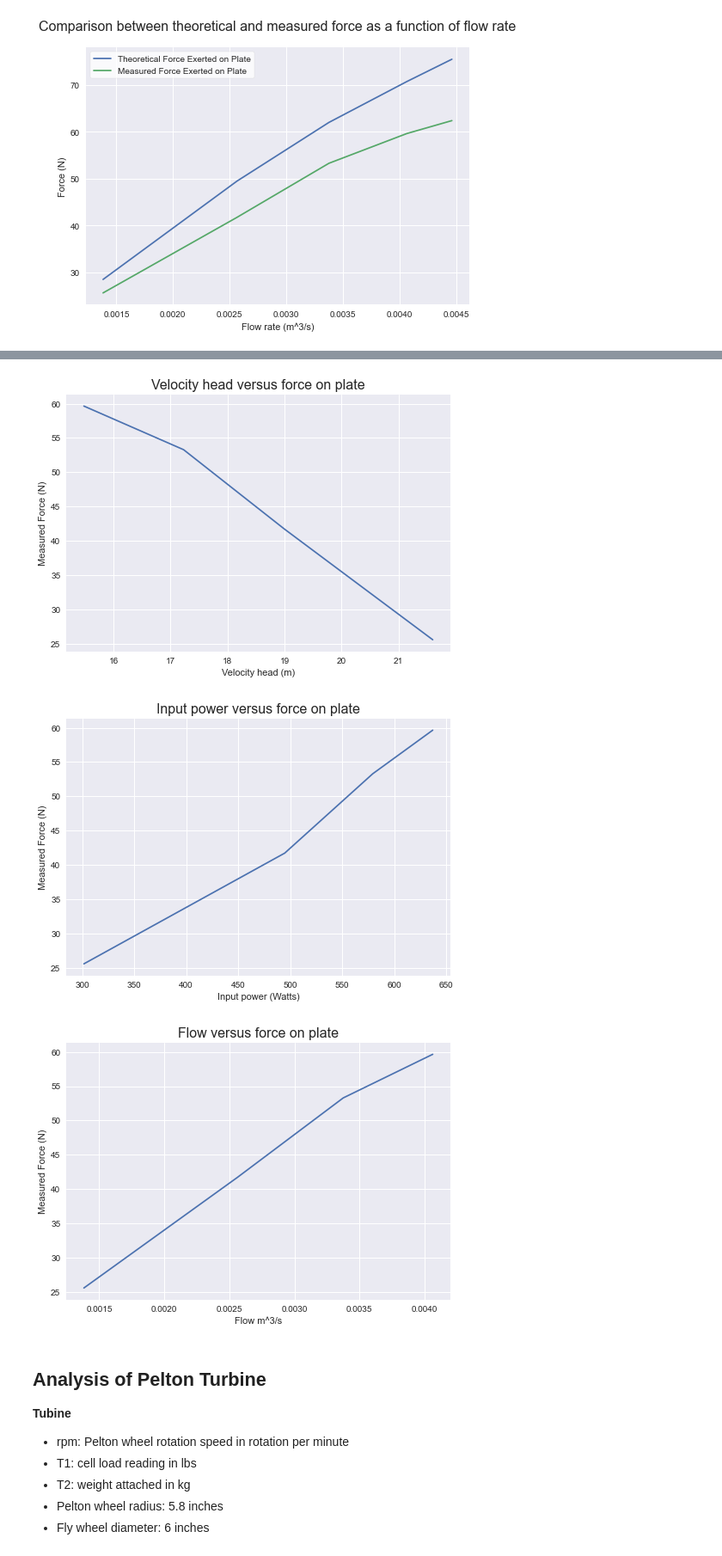
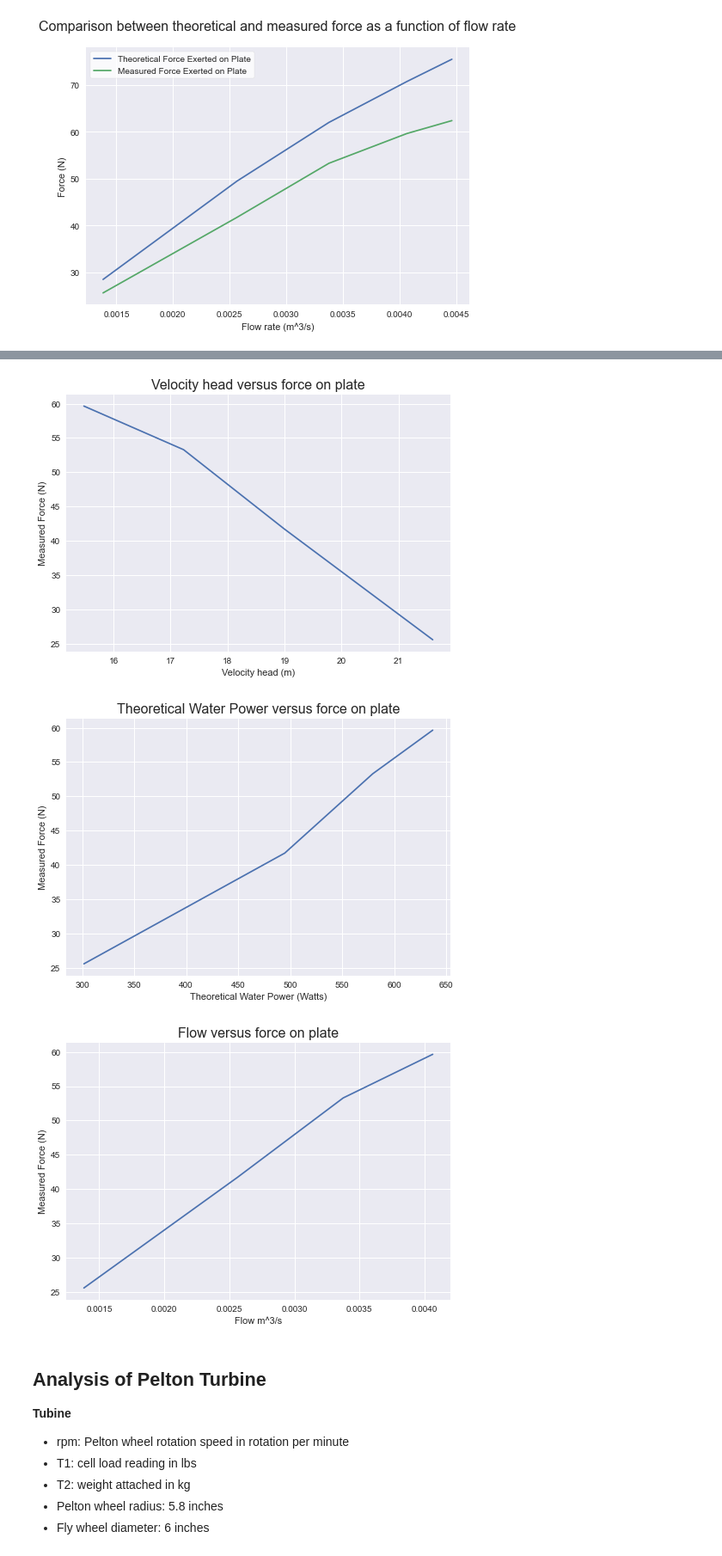
Before and after one commit to mpampolina/CIVL, a Jupyter notebook: CIVL 315 - Lab 2.ipynb, the cells around one changed output, grey strips where cells are left out. Shown at 86% size. Cells and saved outputs as stored; diff of their text form; code cells hidden in the pictures.

```diff
--- a/CIVL 315 - Lab 2.ipynb
+++ b/CIVL 315 - Lab 2.ipynb
@@ -106,17 +110,17 @@ plt.legend(frameon=True, facecolor="white")
 <matplotlib.legend.Legend at 0x...>
 [figure]
 # %%
-categories = [("pressure_head", "Pressure head", "(m)"), ("velocity_head", "Velocity head", "(m)"), ("input_power", "Input power", "(Watts)"), ("Q", "Flow", "m^3/s")]
+categories = [("pressure_head", "Pressure head", "(m)"), ("velocity_head", "Velocity head", "(m)"), ("input_power", "Theoretical Water Power", "(Watts)"), ("Q", "Flow", "m^3/s")]
 for key, category, unit in categories:
     plt.plot(jet_si[key][:-1], jet_si["force_plate_actual"][:-1])
     plt.title(f"{category} versus force on plate", fontsize=16)
     plt.xlabel(f"{category} {unit}")
     plt.ylabel("Measured Force (N)")
     plt.show()
 # %% [output]
 [figure]
 [figure]
-[figure, old version]
+[figure, new version]
 [figure]
 # %% [markdown]
 ## Analysis of Pelton Turbine
```
Also changed, not shown: parts of 6 cells of this notebook, 2 other files.
